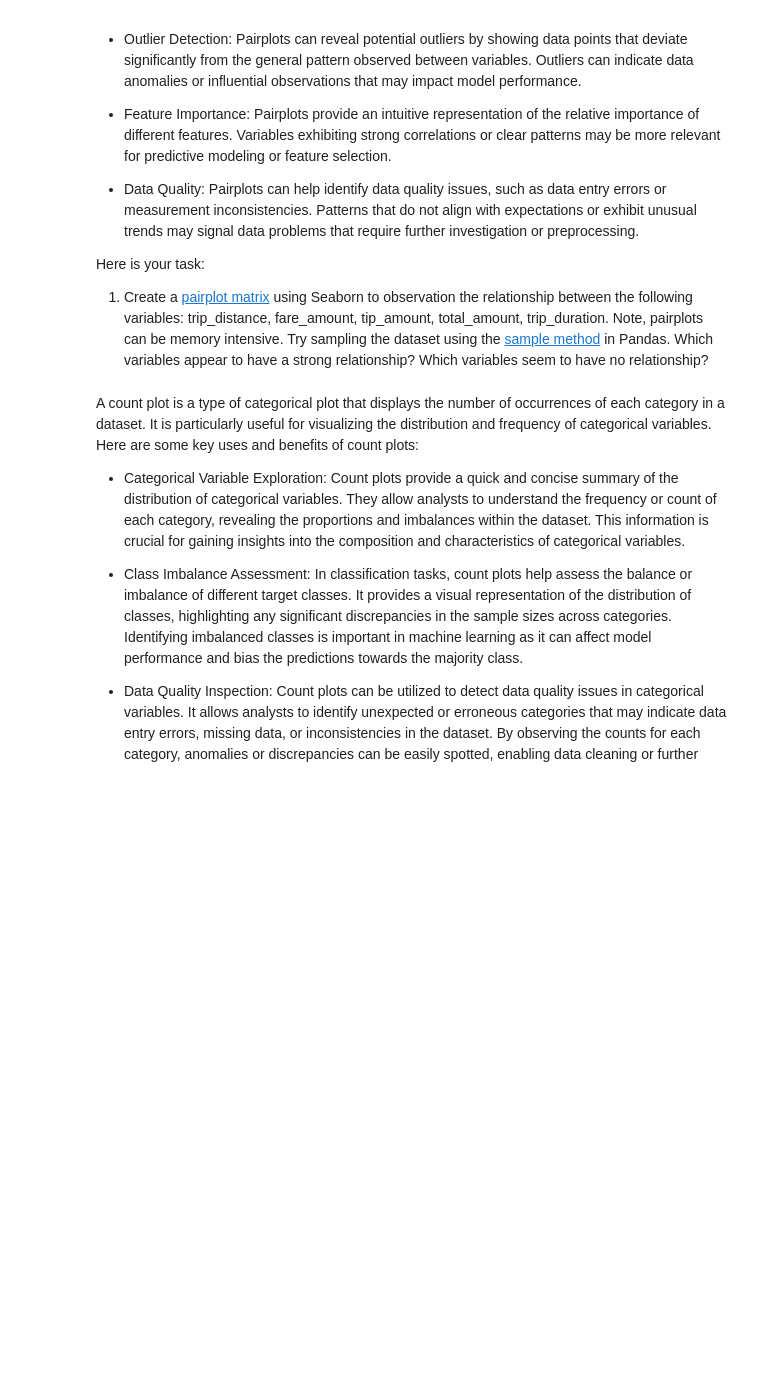
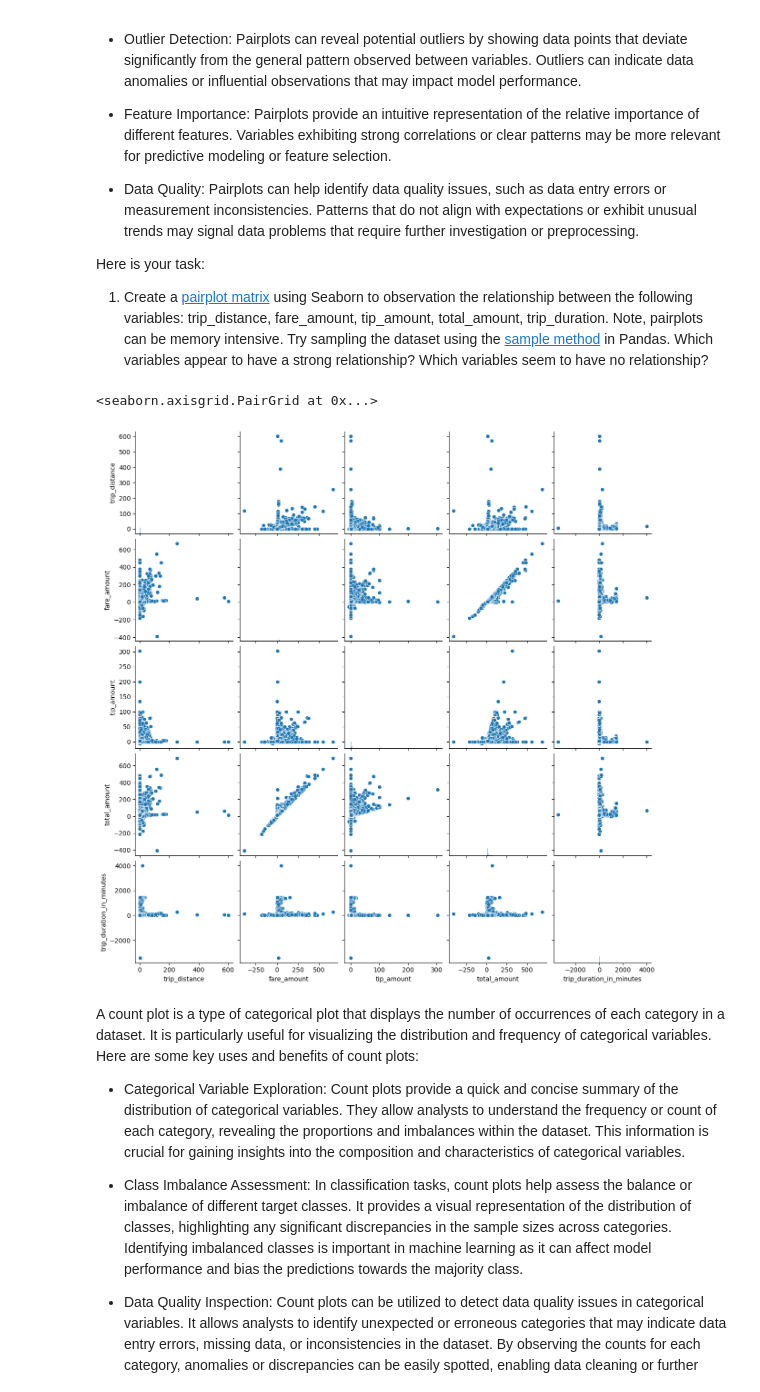
Before and after one commit to Ashok401/ooplqcp, a Jupyter notebook: Student_MLE_MiniProject_EDA.ipynb, the cells around one changed output. Drawn from its saved outputs; the diff is of its cells as text; code cells hidden in the pictures; blank space fills up the shorter version.

```diff
--- a/Student_MLE_MiniProject_EDA.ipynb
+++ b/Student_MLE_MiniProject_EDA.ipynb
@@ -149,6 +149,11 @@ Here is your task:
   1. Create a [pairplot matrix](https://seaborn.pydata.org/generated/seaborn.pairplot.html) using Seaborn to observation the relationship between the following variables: trip_distance, fare_amount, tip_amount, total_amount, trip_duration. Note, pairplots can be memory intensive. Try sampling the dataset using the [sample method](https://pandas.pydata.org/docs/reference/api/pandas.DataFrame.sample.html) in Pandas. Which variables appear to have a strong relationship? Which variables seem to have no relationship?
 # %%
 # Create a scatter plot matrix of numerical variables. If memory issues try the df.sample method.
+sample_df = df.sample(492787) # Taking 20% samples.
+sns.pairplot(sample_df, vars=selected_variables)
+# %% [output]
+<seaborn.axisgrid.PairGrid at 0x...>
+[figure, added]
 # %% [markdown]
 A count plot is a type of categorical plot that displays the number of occurrences of each category in a dataset. It is particularly useful for visualizing the distribution and frequency of categorical variables. Here are some key uses and benefits of count plots:
 
```
